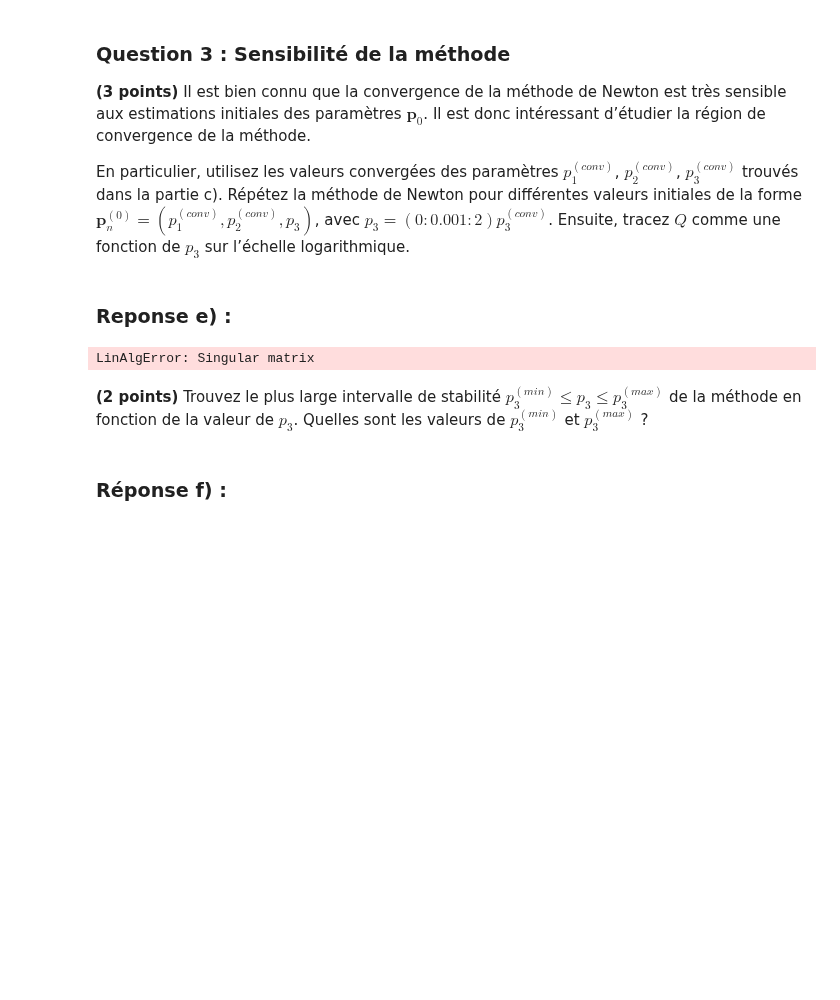
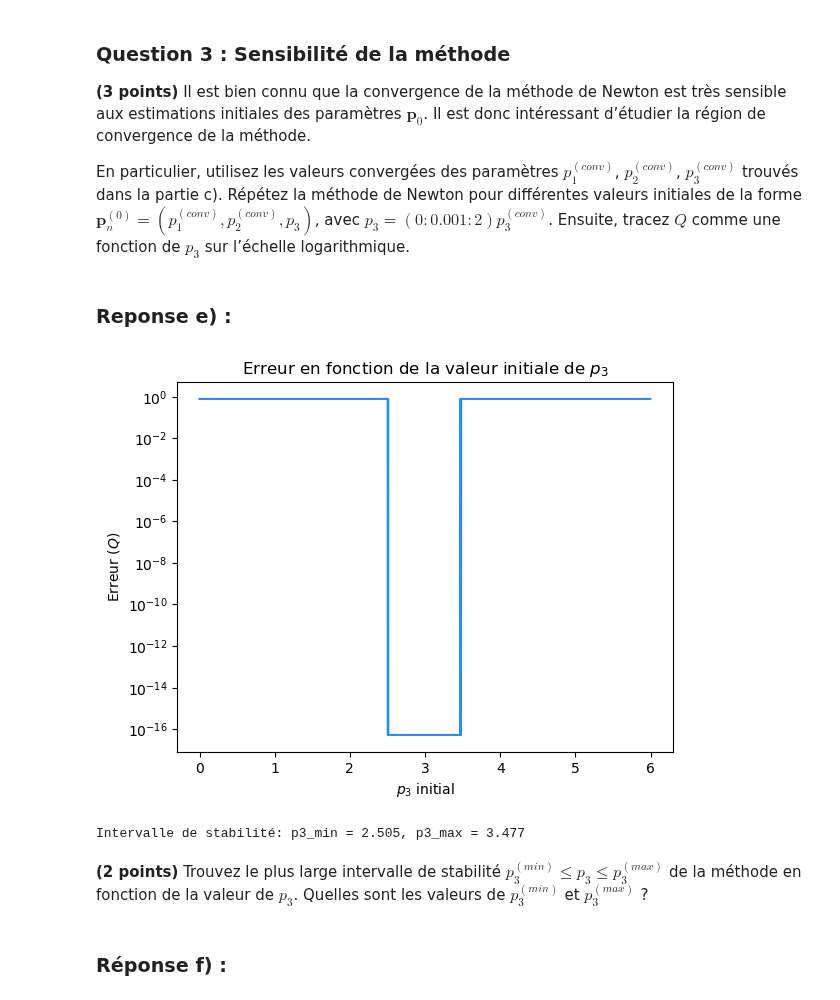
Before and after one commit to mldessu/projetsimu, a Jupyter notebook: Devoir 5/eqt_nonlin.ipynb, the cells around one changed output. Cells and saved outputs as stored; diff of their text form; code cells hidden in the pictures; blank space fills up the shorter version.

```diff
--- a/Devoir 5/eqt_nonlin.ipynb
+++ b/Devoir 5/eqt_nonlin.ipynb
@@ -110,14 +110,14 @@ def newton_method(x, y, p1, p2, p3, tol=tol):
     c = 0
     err = 2 * tol
 
-    while err > tol and c < 10000:
+    while err > tol and c < 100:
         c += 1
 
         # Calcul de la fonction d'erreur et ses dérivées par rapport à p1, p2, p3
         q = y - p1 / (p2**2 + (x - p3)**2)
         dqdp1 = -1 / (p2**2 + (x - p3)**2)
-        dqdp2 = (2 * p2 * p1) / ((p2**2 + (p3 - x)**2)**2)
-        dqdp3 = -(2 * (x - p3) * p1) / ((p2**2 + (p3 - x)**2)**2)
+        dqdp2 = (2 * p2 * p1) / ((p2**2 + (x - p3)**2)**2)
+        dqdp3 = -(2 * (x - p3) * p1) / ((p2**2 + (x - p3)**2)**2)
 
         F1 = np.sum(q * dqdp1)
         F2 = np.sum(q * dqdp2)
@@ -127,13 +127,13 @@ def newton_method(x, y, p1, p2, p3, tol=tol):
         # Calcul de la matrice Jacobienne
         dF1dp1 = np.sum([dqdp1*dqdp1 + q* 0])
         dF1dp2 = np.sum([dqdp1*dqdp2 + q* (2*p2)/(p2**2+(x-p3)**2)**2])
-        dF1dp3 = np.sum([dqdp1*dqdp3 + q* (2*(x-p3))/(p2**2+(p3-x)**2)**2])
+        dF1dp3 = np.sum([dqdp1*dqdp3 + q* (-2*(x-p3))/(p2**2+(x-p3)**2)**2])
         dF2dp1 = np.sum([dqdp2*dqdp1 + q* (2*p2)/(p2**2+(x-p3)**2)**2])
         dF2dp2 = np.sum([dqdp2*dqdp2 + q* (2*p1*(x-p3)**2-6*p1*p2**2)/(p2**2+(x-p3)**2)**3])
-        dF2dp3 = np.sum([dqdp2*dqdp3 + q* (8*p1*p2*(p3-x))/(p2**2+(p3-x)**2)**3])
-        dF3dp1 = np.sum([dqdp3*dqdp1 + q* (2*(x-p3))/(p2**2+(p3-x)**2)**2])
-        dF3dp2 = np.sum([dqdp3*dqdp2 + q* (8*p1*p2*(p3-x))/(p2**2+(p3-x)**2)**3])
-        dF3dp3 = np.sum([dqdp3*dqdp3 + q* (2*p1*p2**2-6*p1*(p3-x)**2)/(p2**2+(p3-x)**2)**3])
+        dF2dp3 = np.sum([dqdp2*dqdp3 + q* (8*p1*p2*(x-p3))/(p2**2+(x-p3)**2)**3])
+        dF3dp1 = np.sum([dqdp3*dqdp1 + q* (-2*(x-p3))/(p2**2+(x-p3)**2)**2])
+        dF3dp2 = np.sum([dqdp3*dqdp2 + q* (8*p1*p2*(x-p3))/(p2**2+(x-p3)**2)**3])
+        dF3dp3 = np.sum([dqdp3*dqdp3 + q* (2*p1*p2**2-6*p1*(x-p3)**2)/(p2**2+(x-p3)**2)**3])
 
         dFdc = np.array([
             [dF1dp1, dF1dp2, dF1dp3],
@@ -153,7 +153,7 @@ def newton_method(x, y, p1, p2, p3, tol=tol):
 # Lire les données
 x, y = read_data()
 # Exemple de valeurs initiales menant à la convergence
-p1_0, p2_0, p3_0 = 1.6, 2, 3
+p1_0, p2_0, p3_0 = 1.6, 2, 2.9
 # Trouver les valeurs convergées
 p1_final, p2_final, p3_final, err = newton_method(x, y, p1_0, p2_0, p3_0, tol)
 print(f"Valeurs convergées : p1 = {p1_final:.6f}, p2 = {p2_final:.6f}, p3 = {p3_final:.6f}")
@@ -184,35 +184,44 @@ En particulier, utilisez les valeurs convergées des paramètres $p_1^{(conv)}$,
 # %%
 # Fonction principale pour explorer la région de convergence
 import matplotlib.pyplot as plt
 
 def explore_convergence(p1_conv, p2_conv, p3_conv, x, y, tol=1e-6):
     p3_values = np.arange(0, 2*p3_conv, 0.001*p3_conv)
     Q_values = []
     stable_p3_min = None
     stable_p3_max = None
 
     for p3 in p3_values:
         p1, p2, p3_final, err = newton_method(x, y, p1_conv, p2_conv, p3, tol=tol)
         Q = error_function(p1, p2, p3_final, x, y)
         Q_values.append(Q)
 
         if err < tol:
             if stable_p3_min is None:
                 stable_p3_min = p3
             stable_p3_max = p3
-        else:
-            if stable_p3_max is not None:
-                break
+        #else:
+            #if stable_p3_max is not None:
+                #break
+
 
     # Tracer Q en fonction de p3 sur une échelle logarithmique
+    plt.plot(p3_values, Q_values, color = "dodgerblue")
+    plt.title("Erreur en fonction de la valeur initiale de $p_3$")
+    plt.xlabel("$p_3$ initial")
+    plt.ylabel("Erreur $(Q)$")
+    plt.yscale("log")
+    plt.show()
+
 
     return stable_p3_min, stable_p3_max
 
 # Explorer la convergence pour différentes valeurs de p3
 p3_min, p3_max = explore_convergence(p1_final, p2_final, p3_final, x, y, tol)
-print(f"Intervalle de stabilité: p3_min = {p3_min}, p3_max = {p3_max}")
+print(f"Intervalle de stabilité: p3_min = {p3_min:.3f}, p3_max = {p3_max:.3f}")
 # %% [output]
+[figure, added]
-LinAlgError: Singular matrix
+Intervalle de stabilité: p3_min = 2.505, p3_max = 3.477
 # %% [markdown]
 **(2 points)** Trouvez le plus large intervalle de stabilité $p_3^{(min)} \leq p_3 \leq p_3^{(max)}$ de la méthode en fonction de la valeur de $p_3$. Quelles sont les valeurs de $p_3^{(min)}$ et $p_3^{(max)}$ ?
 # %% [markdown]
```
Also changed, not shown: parts of 1 cell of this notebook.
